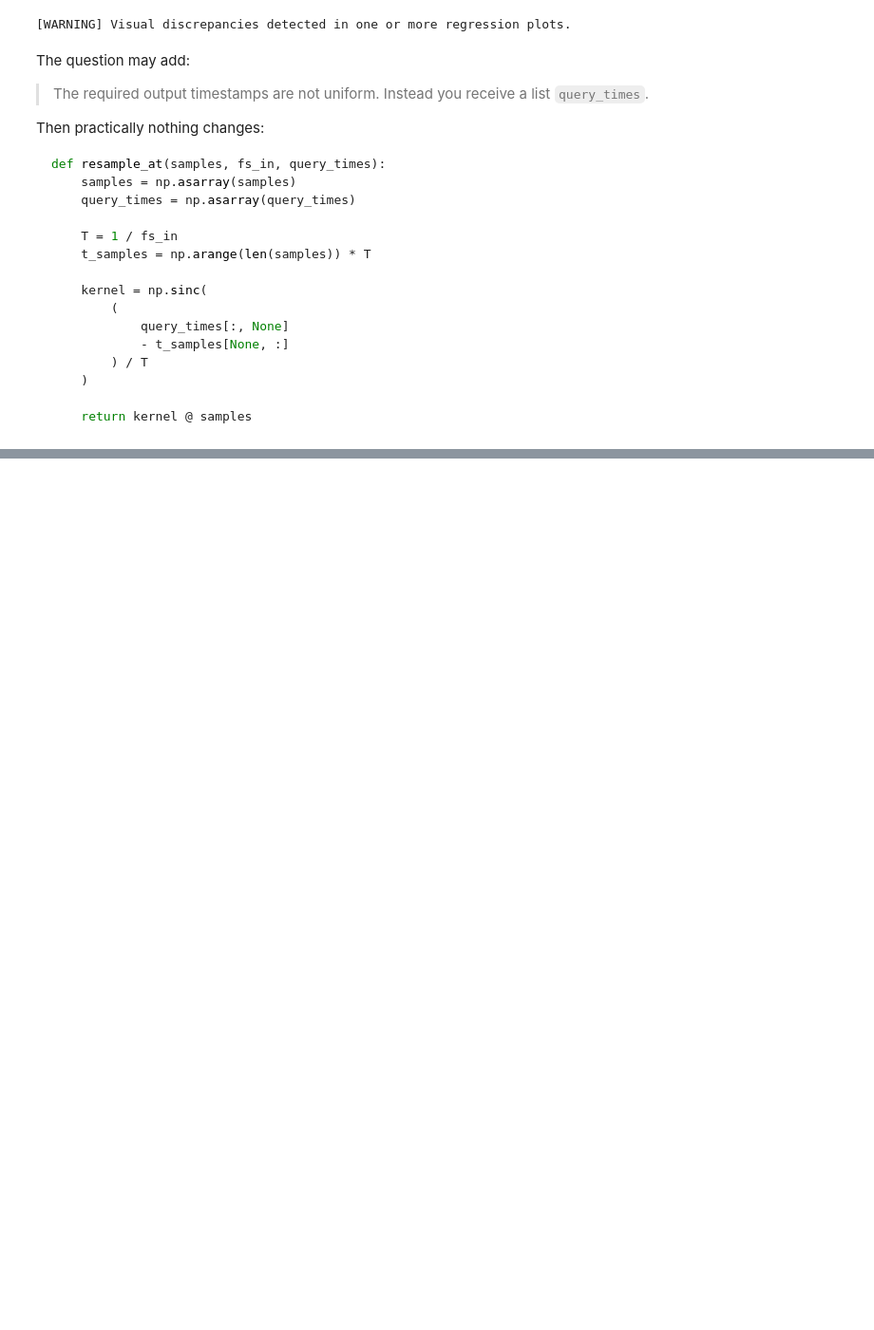
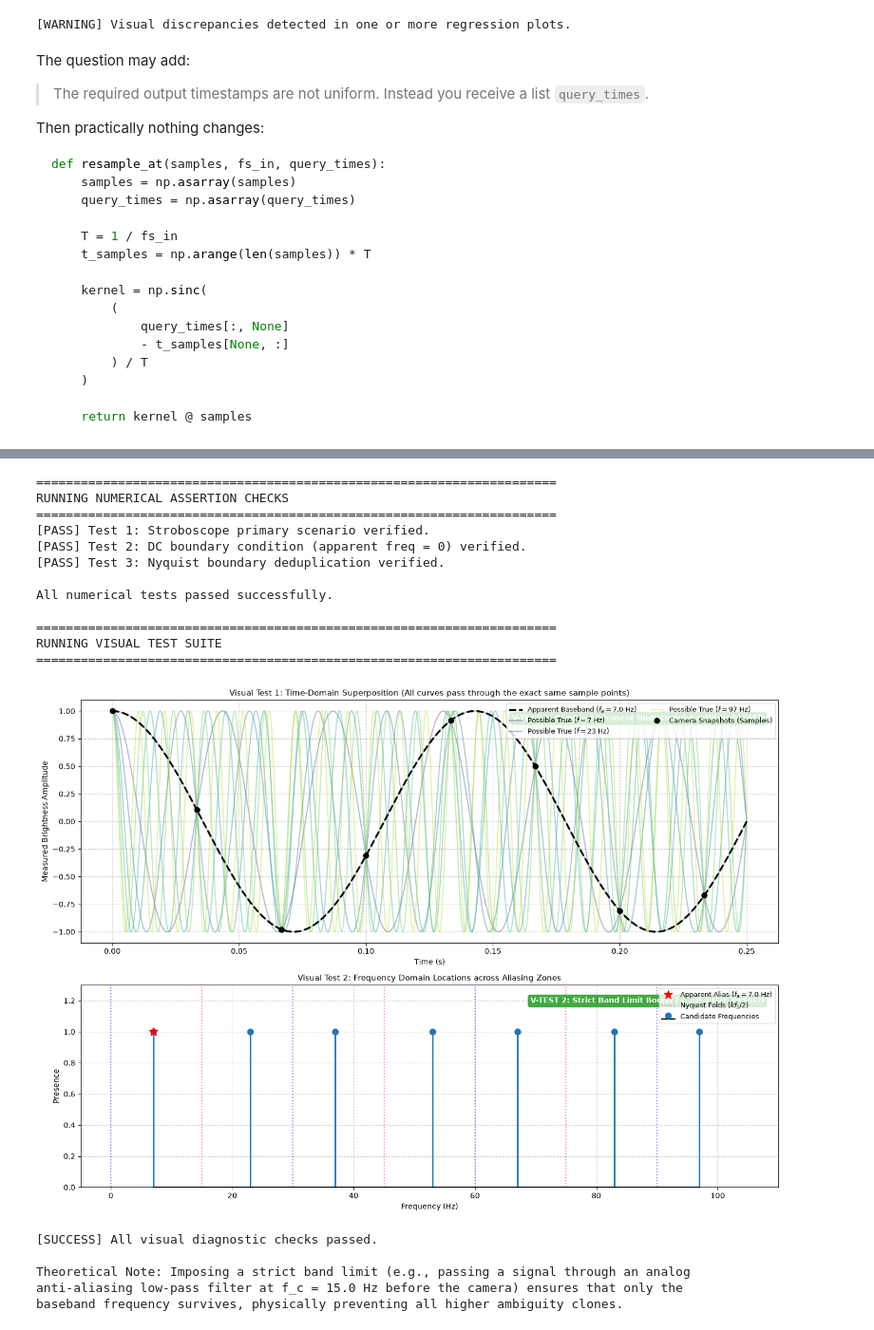
Before and after one commit to mehedihasankanon/CSE-Sessional-Coursework_Level-2, a Jupyter notebook: Term-2/CSE220/Prep/Sampling_Lab_Practice/gpt_prac.ipynb, the cells around one changed output, grey strips where cells are left out. Shown at 95% size. Saved outputs shown, nothing was run; the diff lists cells and outputs as text; code cells hidden in the pictures; blank space fills up the shorter version.

```diff
--- a/Term-2/CSE220/Prep/Sampling_Lab_Practice/gpt_prac.ipynb
+++ b/Term-2/CSE220/Prep/Sampling_Lab_Practice/gpt_prac.ipynb
@@ -1555,8 +1559,22 @@ def possible_frequencies(apparent_frequency, fs, max_frequency):
     # 2. Compute the positive alias candidates: k * fs + apparent_frequency
     # 3. Compute the folded/negative alias candidates: k * fs - apparent_frequency
     # 4. Combine them, filter to keep only frequencies in [0, max_frequency].
-    # 5. Remove any duplicates (e.g., if apparent_freq == 0 or fs/2) and sort.
-    raise NotImplementedError("Implement possible_frequencies")
+    # 5. Remove any duplicates (e.g., if apparent_freq == 0 or fs/2) and sort.# Calculate a safe upper bound for the multiplier k
+    max_k = int((max_frequency + apparent_frequency) // fs) + 2
+    k = np.arange(max_k)
+
+    # Generate all possible folded frequencies (both positive and negative alias paths)
+    f_positive = k * fs + apparent_frequency
+    f_negative = k * fs - apparent_frequency
+
+    # Combine all candidates into a single array
+    candidates = np.concatenate([f_positive, f_negative])
+
+    # Filter candidates to only include those strictly within physical bounds
+    valid = candidates[(candidates >= 0) & (candidates <= max_frequency)]
+
+    # np.unique automatically removes duplicates (crucial for DC and Nyquist) and sorts the array
+    return np.unique(valid)
 
 
 # =============================================================================
@@ -1735,30 +1753,49 @@ def run_visual_tests():
     ax2.set_xlim(-5, f_max + 10)
     ax2.set_ylim(0, 1.3)
     ax2.set_title(r"Visual Test 2: Frequency Domain Locations across Aliasing Zones", fontsize=11)
     ax2.set_xlabel("Frequency (Hz)")
     ax2.set_ylabel("Presence")
     ax2.grid(True, linestyle="--", alpha=0.6)
 
     # Deduplicate legend
     handles, labels = ax2.get_legend_handles_labels()
     by_label = dict(zip(labels, handles))
     ax2.legend(by_label.values(), by_label.keys(), loc="upper right", fontsize=9)
 
     plt.tight_layout()
     plt.show()
 
     if v1_passed and v2_passed:
         print("[SUCCESS] All visual diagnostic checks passed.")
         print("\nTheoretical Note: Imposing a strict band limit (e.g., passing a signal through an analog")
         print(f"anti-aliasing low-pass filter at f_c = {fs/2} Hz before the camera) ensures that only the")
         print("baseband frequency survives, physically preventing all higher ambiguity clones.")
     else:
         print("[WARNING] Visual discrepancies detected in one or more regression plots.")
 
 # =============================================================================
 # 4. EXECUTION ENTRY POINT
 # =============================================================================
 
 if __name__ == "__main__":
     run_numerical_tests()
     run_visual_tests()
+# %% [output]
+======================================================================
+RUNNING NUMERICAL ASSERTION CHECKS
+======================================================================
+[PASS] Test 1: Stroboscope primary scenario verified.
+[PASS] Test 2: DC boundary condition (apparent freq = 0) verified.
+[PASS] Test 3: Nyquist boundary deduplication verified.
+
+All numerical tests passed successfully.
+
+======================================================================
+RUNNING VISUAL TEST SUITE
+======================================================================
+[figure, added]
+[SUCCESS] All visual diagnostic checks passed.
+
+Theoretical Note: Imposing a strict band limit (e.g., passing a signal through an analog
+anti-aliasing low-pass filter at f_c = 15.0 Hz before the camera) ensures that only the
+baseband frequency survives, physically preventing all higher ambiguity clones.
```
Also changed, not shown: parts of 7 cells of this notebook, 9 other files.
